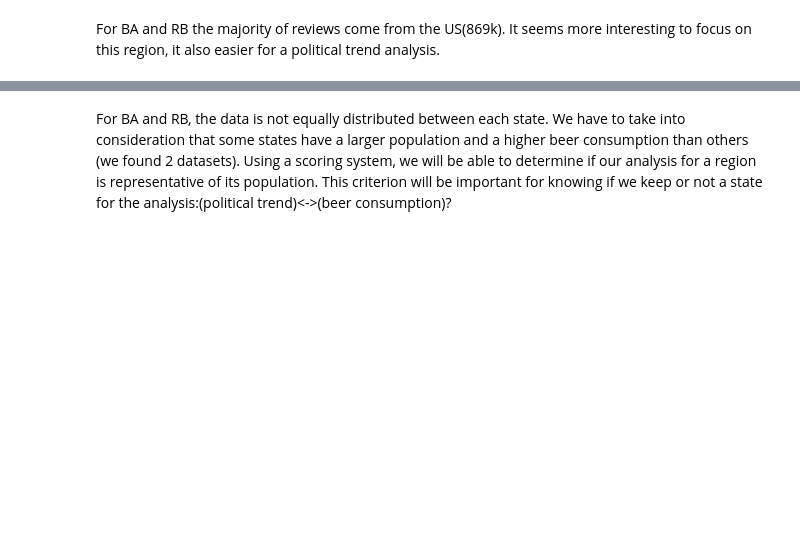
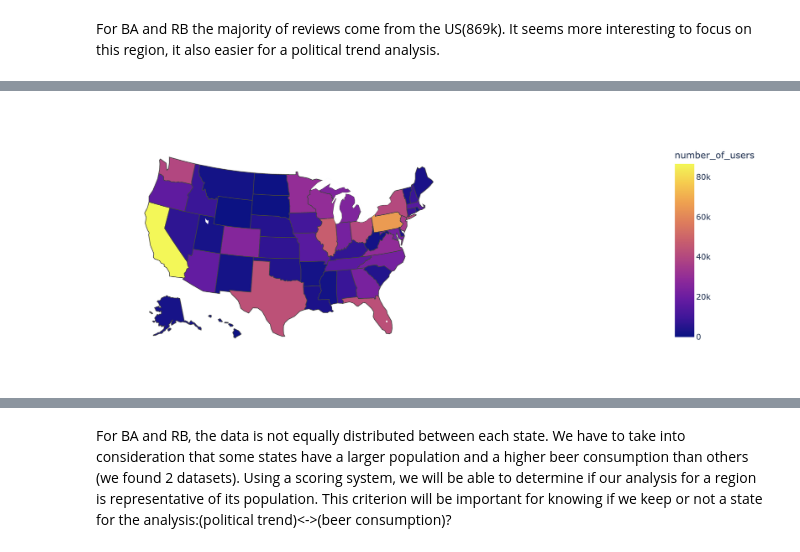
Before and after one commit to epfl-ada/ada-2022-project-datalcoholic, a Jupyter notebook: datalcholic_project_1.ipynb, the cells around one changed output, grey strips where cells are left out. Drawn from its saved outputs; the diff is of its cells as text; code cells hidden in the pictures; blank space fills up the shorter version.

```diff
--- a/datalcholic_project_1.ipynb
+++ b/datalcholic_project_1.ipynb
@@ -134,4 +136,6 @@ fig = px.choropleth(count_contry_users_RB,
                     color='number_of_users'
                     )
 fig.show()
+
+display.Image("./png2.png")
 # %% [output]
@@ -139,3 +142,4 @@ fig.show()
+[figure, added]
 # %%
 #For BA we plot the number of reviews per state depending on the nationality of the user.
 count_contry_users_BA=df_BA.groupby(['US_Code_User']).count()['beer_name'].to_frame()
```
Also changed, not shown: parts of 3 cells of this notebook, 3 other files.
